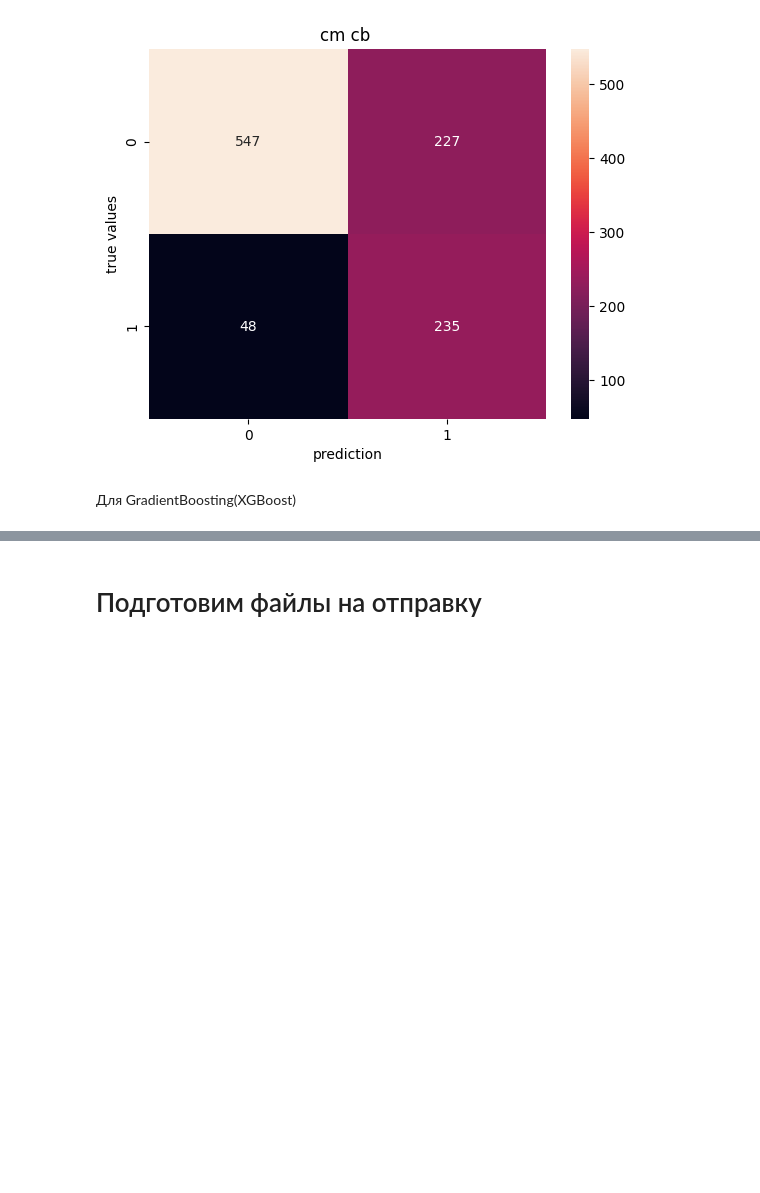
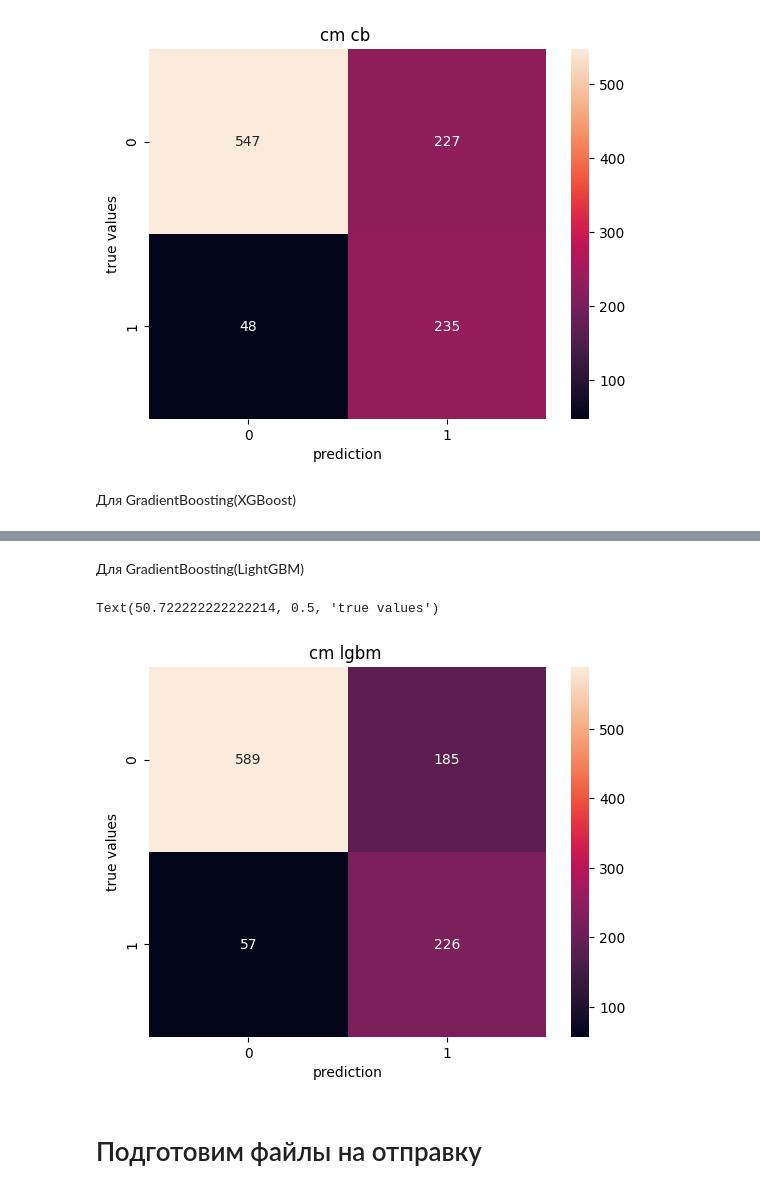
Before and after one commit to Chillibumbik/ML_study, a Jupyter notebook: first_practical_task/classif.ipynb, the cells around one changed output, grey strips where cells are left out. Cells and saved outputs as stored; diff of their text form; code cells hidden in the pictures; blank space fills up the shorter version.

Commit message:
добавил lgbm

```diff
--- a/first_practical_task/classif.ipynb
+++ b/first_practical_task/classif.ipynb
@@ -472,0 +461,6 @@ roc_auc_score(test_y, xgb_model.predict(dtest))
+# %%
+from lightgbm import LGBMClassifier
+
+lgbm_model = LGBMClassifier(class_weight={1:2.4, 0:1}, max_depth=2, learning_rate=0.121, n_estimators=72, verbosity=-1 )
+
+lgbm_model.fit(train_x, train_y)
@@ -526,3 +529,14 @@ Text(50.722222222222214, 0.5, 'true values')
+# %% [markdown]
+Для GradientBoosting(LightGBM)
+# %%
+cm_lgbm = confusion_matrix(test_y ,lgbm_model.predict(test_x))
+sns.heatmap(cm_lgbm, annot=True, fmt='d')
+plt.title("cm lgbm ")
+plt.xlabel('prediction')
+plt.ylabel('true values')
+# %% [output]
+Text(50.722222222222214, 0.5, 'true values')
+[figure, added]
 # %% [markdown]
 # Подготовим файлы на отправку
 # %% [markdown]
```
Also changed, not shown: parts of 15 cells of this notebook, 6 other files.
